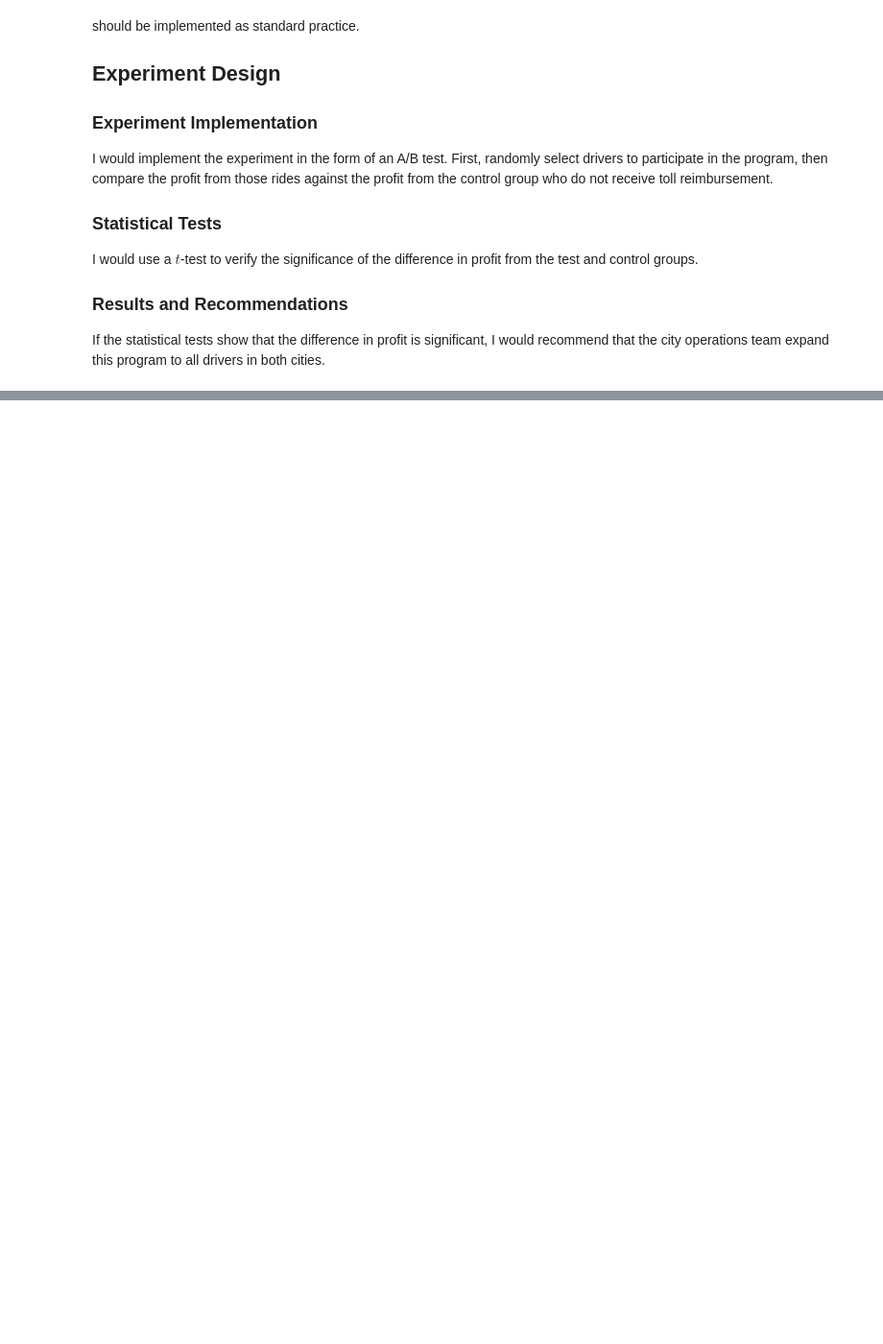
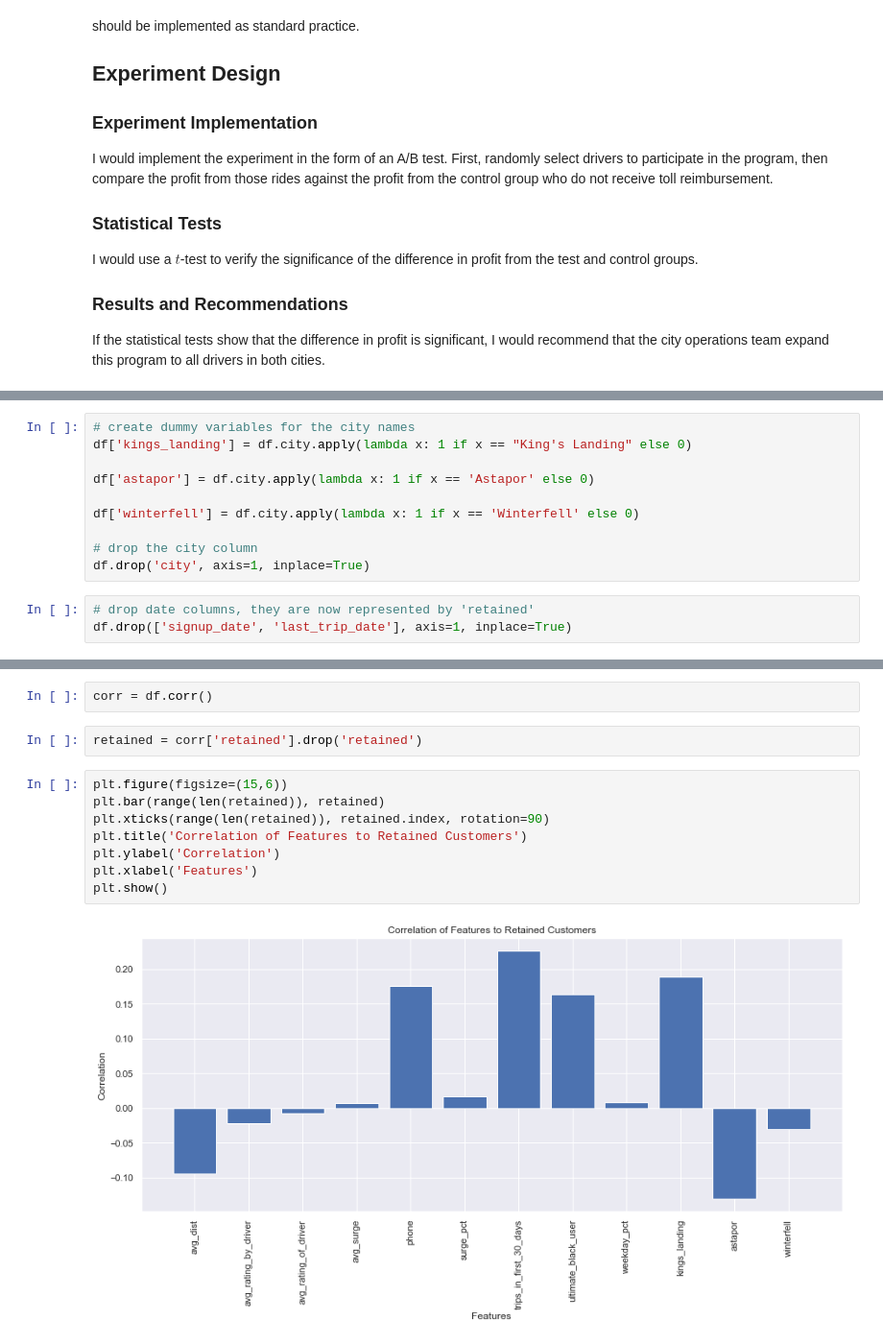
Before and after one commit to coshmeo/springboard, a Jupyter notebook: ultimate_challenge/Solution.ipynb, the cells around one changed output, grey strips where cells are left out. Shown at 96% size. Cells and saved outputs as stored; diff of their text form; blank space fills up the shorter version.

```diff
--- a/ultimate_challenge/Solution.ipynb
+++ b/ultimate_challenge/Solution.ipynb
@@ -312,0 +365,13 @@ FALSE otherwise
+# %%
+# create dummy variables for the city names
+df['kings_landing'] = df.city.apply(lambda x: 1 if x == "King's Landing" else 0)
+
+df['astapor'] = df.city.apply(lambda x: 1 if x == 'Astapor' else 0)
+
+df['winterfell'] = df.city.apply(lambda x: 1 if x == 'Winterfell' else 0)
+
+# drop the city column
+df.drop('city', axis=1, inplace=True)
+# %%
+# drop date columns, they are now represented by 'retained'
+df.drop(['signup_date', 'last_trip_date'], axis=1, inplace=True)
@@ -312,0 +411,14 @@ FALSE otherwise
+# %%
+corr = df.corr()
+# %%
+retained = corr['retained'].drop('retained')
+# %%
+plt.figure(figsize=(15,6))
+plt.bar(range(len(retained)), retained)
+plt.xticks(range(len(retained)), retained.index, rotation=90)
+plt.title('Correlation of Features to Retained Customers')
+plt.ylabel('Correlation')
+plt.xlabel('Features')
+plt.show()
+# %% [output]
+[figure, added]
```
Also changed, not shown: parts of 38 cells of this notebook.
